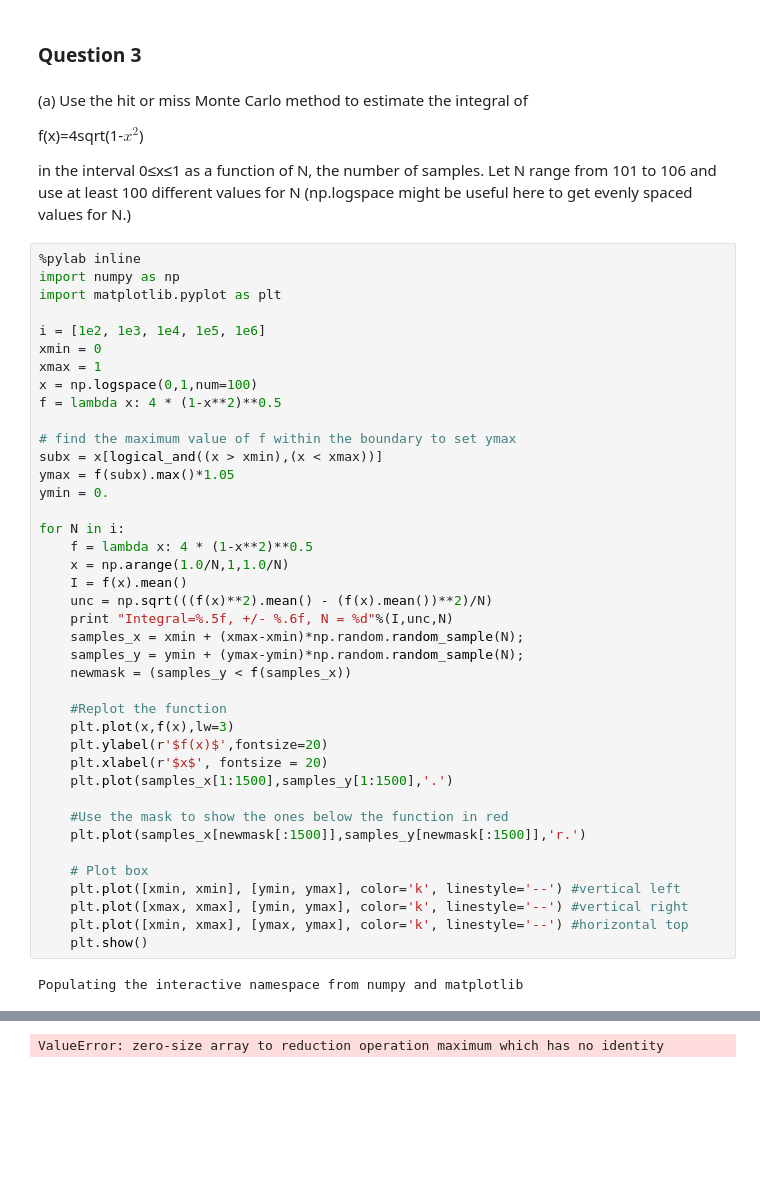
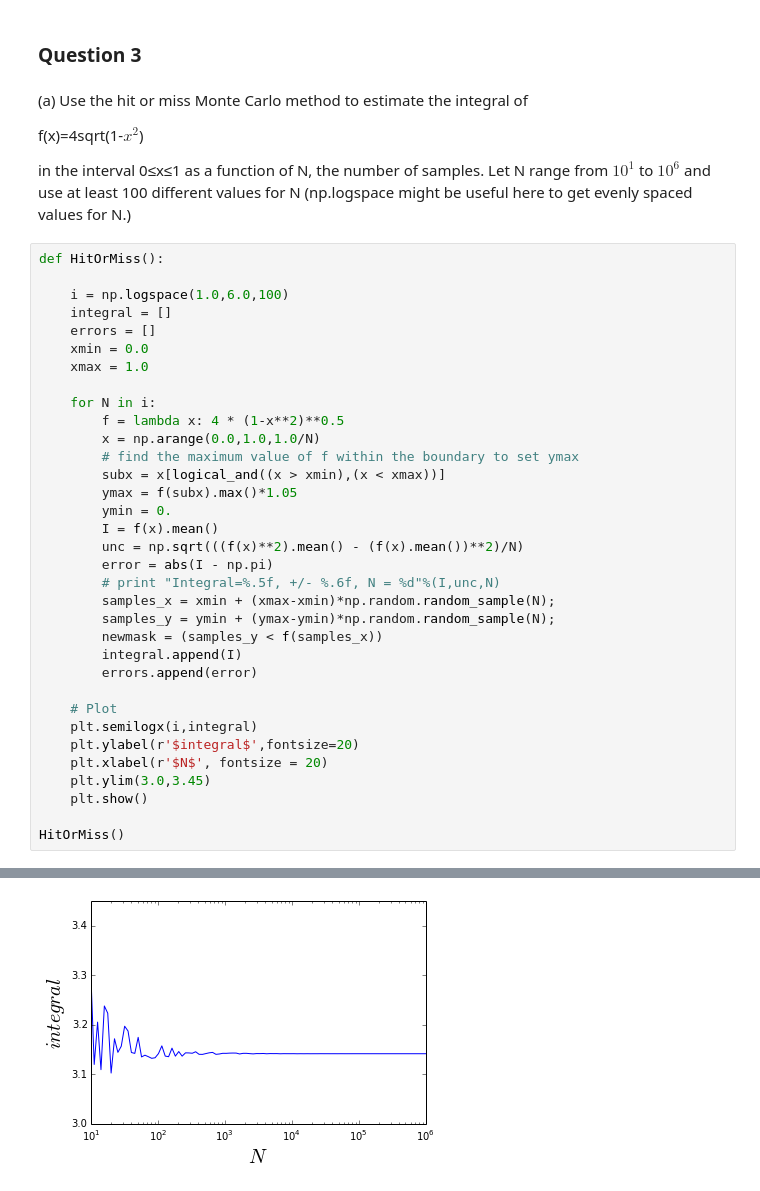
Before and after one commit to dlhoang/PHYS202-S14, a Jupyter notebook: SciPy/MCIntegrationExercises.ipynb, the cells around one changed output, grey strips where cells are left out. Cells and saved outputs as stored; diff of their text form; blank space fills up the shorter version.

```diff
--- a/SciPy/MCIntegrationExercises.ipynb
+++ b/SciPy/MCIntegrationExercises.ipynb
@@ -167,46 +167,39 @@ Integral = 4.18959, +/- 0.004627, N = 1000000
 
 f(x)=4sqrt(1-$x^2$)
 
-in the interval 0≤x≤1 as a function of N, the number of samples. Let N range from 101 to 106 and use at least 100 different values for N (np.logspace might be useful here to get evenly spaced values for N.)
+in the interval 0≤x≤1 as a function of N, the number of samples. Let N range from $10^1$ to $10^6$ and use at least 100 different values for N (np.logspace might be useful here to get evenly spaced values for N.)
 # %%
-%pylab inline
-import numpy as np
-import matplotlib.pyplot as plt
+def HitOrMiss():
 
-i = [1e2, 1e3, 1e4, 1e5, 1e6]
-xmin = 0
-xmax = 1
-x = np.logspace(0,1,num=100)
-f = lambda x: 4 * (1-x**2)**0.5
+    i = np.logspace(1.0,6.0,100)
+    integral = []
+    errors = []
+    xmin = 0.0
+    xmax = 1.0
 
-# find the maximum value of f within the boundary to set ymax
-subx = x[logical_and((x > xmin),(x < xmax))]
-ymax = f(subx).max()*1.05
-ymin = 0.
+    for N in i:
+        f = lambda x: 4 * (1-x**2)**0.5
+        x = np.arange(0.0,1.0,1.0/N)
+        # find the maximum value of f within the boundary to set ymax
+        subx = x[logical_and((x > xmin),(x < xmax))]
+        ymax = f(subx).max()*1.05
+        ymin = 0.
+        I = f(x).mean()
+        unc = np.sqrt(((f(x)**2).mean() - (f(x).mean())**2)/N)
+        error = abs(I - np.pi)
+        # print "Integral=%.5f, +/- %.6f, N = %d"%(I,unc,N)
+        samples_x = xmin + (xmax-xmin)*np.random.random_sample(N);
+        samples_y = ymin + (ymax-ymin)*np.random.random_sample(N);
+        newmask = (samples_y < f(samples_x))
+        integral.append(I)
+        errors.append(error)
 
-for N in i:
-    f = lambda x: 4 * (1-x**2)**0.5
-    x = np.arange(1.0/N,1,1.0/N)
-    I = f(x).mean()
-    unc = np.sqrt(((f(x)**2).mean() - (f(x).mean())**2)/N)
-    print "Integral=%.5f, +/- %.6f, N = %d"%(I,unc,N)
-    samples_x = xmin + (xmax-xmin)*np.random.random_sample(N);
-    samples_y = ymin + (ymax-ymin)*np.random.random_sample(N);
-    newmask = (samples_y < f(samples_x))
+    # Plot
+    plt.semilogx(i,integral)
+    plt.ylabel(r'$integral$',fontsize=20)
+    plt.xlabel(r'$N$', fontsize = 20)
+    plt.ylim(3.0,3.45)
+    plt.show()
 
-    #Replot the function
-    plt.plot(x,f(x),lw=3)
-    plt.ylabel(r'$f(x)$',fontsize=20)
-    plt.xlabel(r'$x$', fontsize = 20)
-    plt.plot(samples_x[1:1500],samples_y[1:1500],'.')
-
-    #Use the mask to show the ones below the function in red
-    plt.plot(samples_x[newmask[:1500]],samples_y[newmask[:1500]],'r.')
-
-    # Plot box
-    plt.plot([xmin, xmin], [ymin, ymax], color='k', linestyle='--') #vertical left
-    plt.plot([xmax, xmax], [ymin, ymax], color='k', linestyle='--') #vertical right
-    plt.plot([xmin, xmax], [ymax, ymax], color='k', linestyle='--') #horizontal top
-    plt.show()
+HitOrMiss()
 # %% [output]
-Populating the interactive namespace from numpy and matplotlib
@@ -215 +206 @@ WARNING: pylab import has clobbered these variables: ['f']
-ValueError: zero-size array to reduction operation maximum which has no identity
+[figure, added]
```
Also changed, not shown: parts of 6 cells of this notebook, 1 other file.
